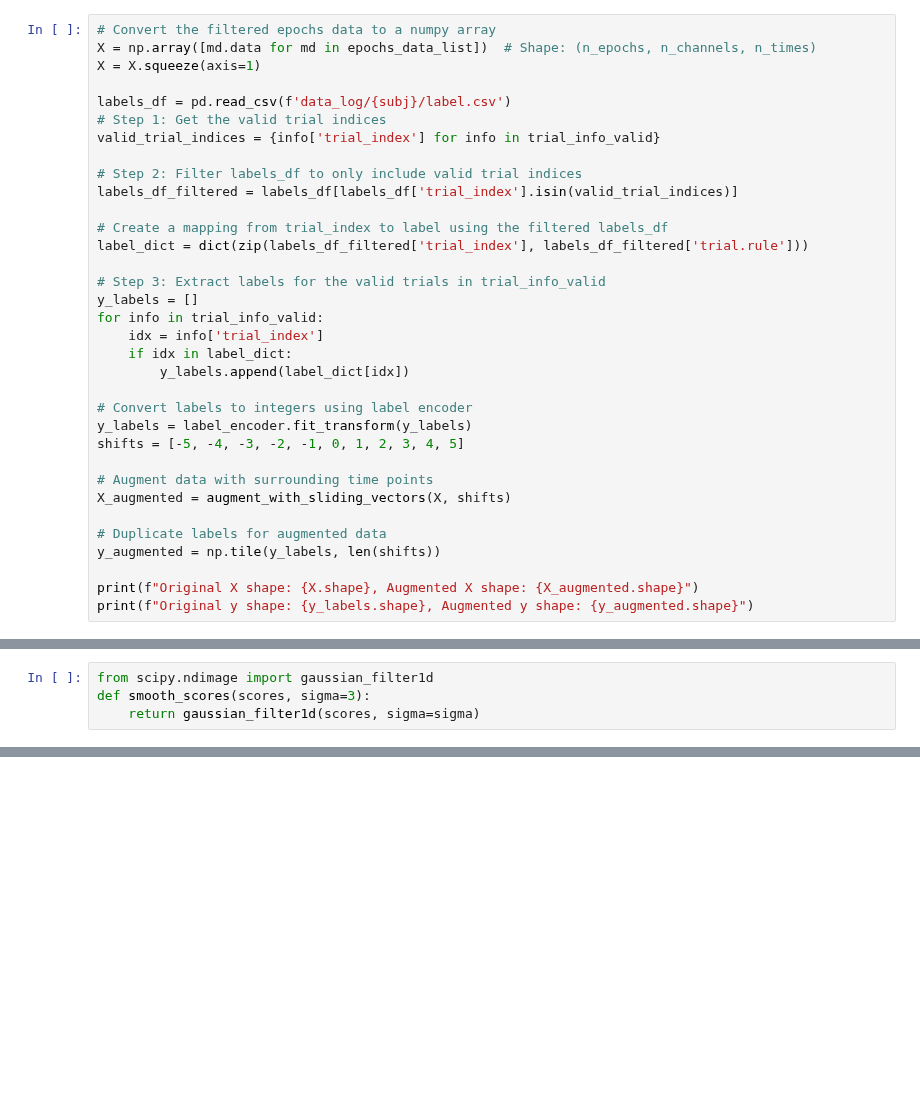
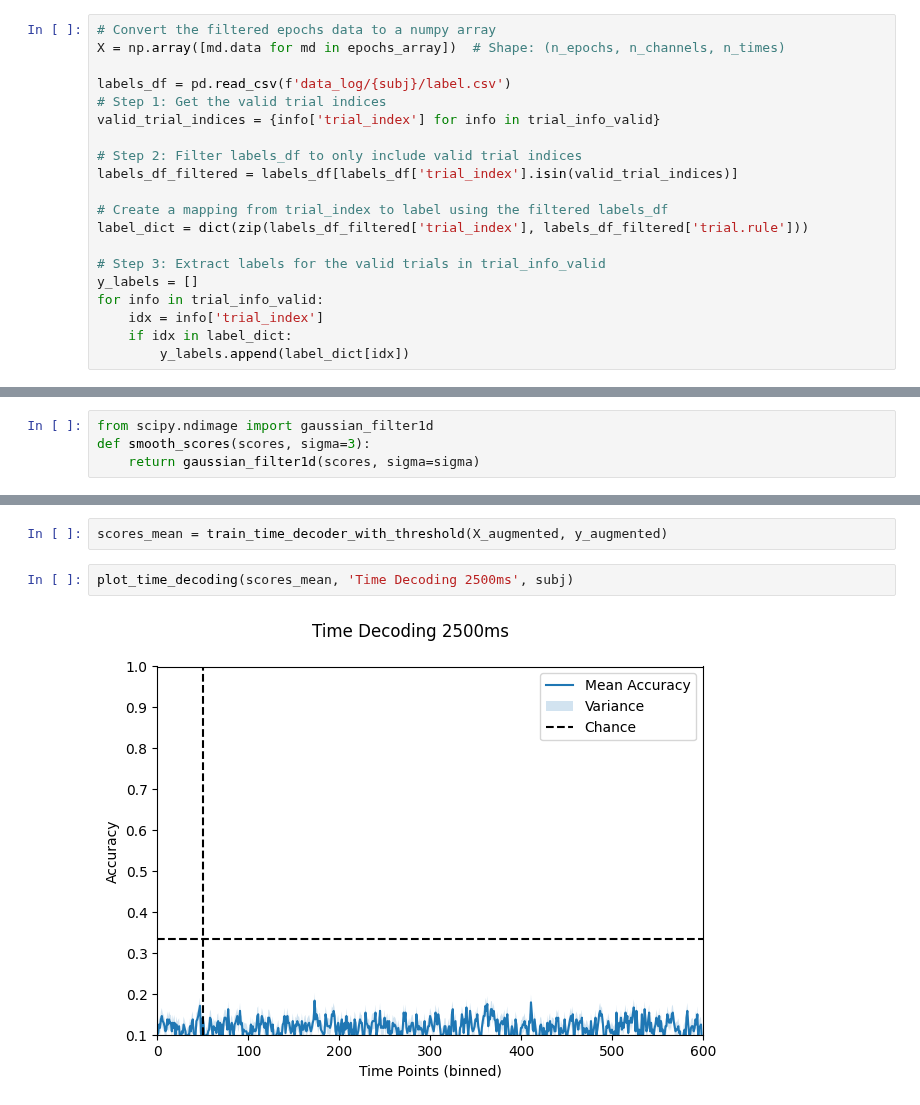
Before and after one commit to dorisyu0000/meg_decoding, a Jupyter notebook: time_decoder.ipynb, the cells around one changed output, grey strips where cells are left out. Cells and saved outputs as stored; diff of their text form; blank space fills up the shorter version.

```diff
--- a/time_decoder.ipynb
+++ b/time_decoder.ipynb
@@ -292,8 +347,7 @@ def plot_time_decoding(scores_mean,title, subj):
     plt.savefig(f'output/{subj}_time_decoding_{n_time_points}.png')
 # %%
 # Convert the filtered epochs data to a numpy array
-X = np.array([md.data for md in epochs_data_list])  # Shape: (n_epochs, n_channels, n_times)
-X = X.squeeze(axis=1)
+X = np.array([md.data for md in epochs_array])  # Shape: (n_epochs, n_channels, n_times)
 
 labels_df = pd.read_csv(f'data_log/{subj}/label.csv')
 # Step 1: Get the valid trial indices
@@ -311,16 +365,3 @@ for info in trial_info_valid:
     idx = info['trial_index']
     if idx in label_dict:
         y_labels.append(label_dict[idx])
-
-# Convert labels to integers using label encoder
-y_labels = label_encoder.fit_transform(y_labels)
-shifts = [-5, -4, -3, -2, -1, 0, 1, 2, 3, 4, 5]
-
-# Augment data with surrounding time points
-X_augmented = augment_with_sliding_vectors(X, shifts)
-
-# Duplicate labels for augmented data
-y_augmented = np.tile(y_labels, len(shifts))
-
-print(f"Original X shape: {X.shape}, Augmented X shape: {X_augmented.shape}")
-print(f"Original y shape: {y_labels.shape}, Augmented y shape: {y_augmented.shape}")
@@ -761 +589,7 @@ Scores shape: (5, 500)
+# %%
+scores_mean = train_time_decoder_with_threshold(X_augmented, y_augmented)
+# %%
+plot_time_decoding(scores_mean, 'Time Decoding 2500ms', subj)
+# %% [output]
+[figure, added]
 # %%
```
Also changed, not shown: parts of 25 cells of this notebook, 5 other files.
